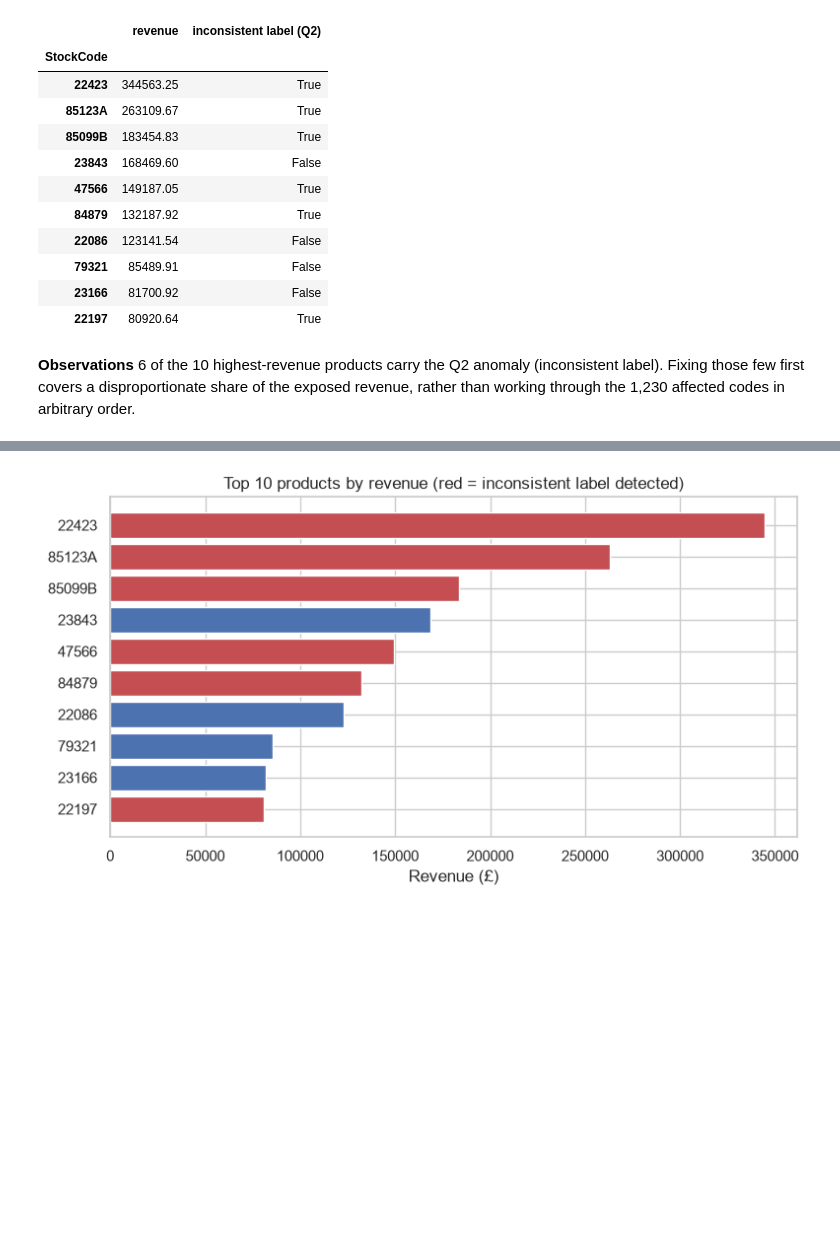
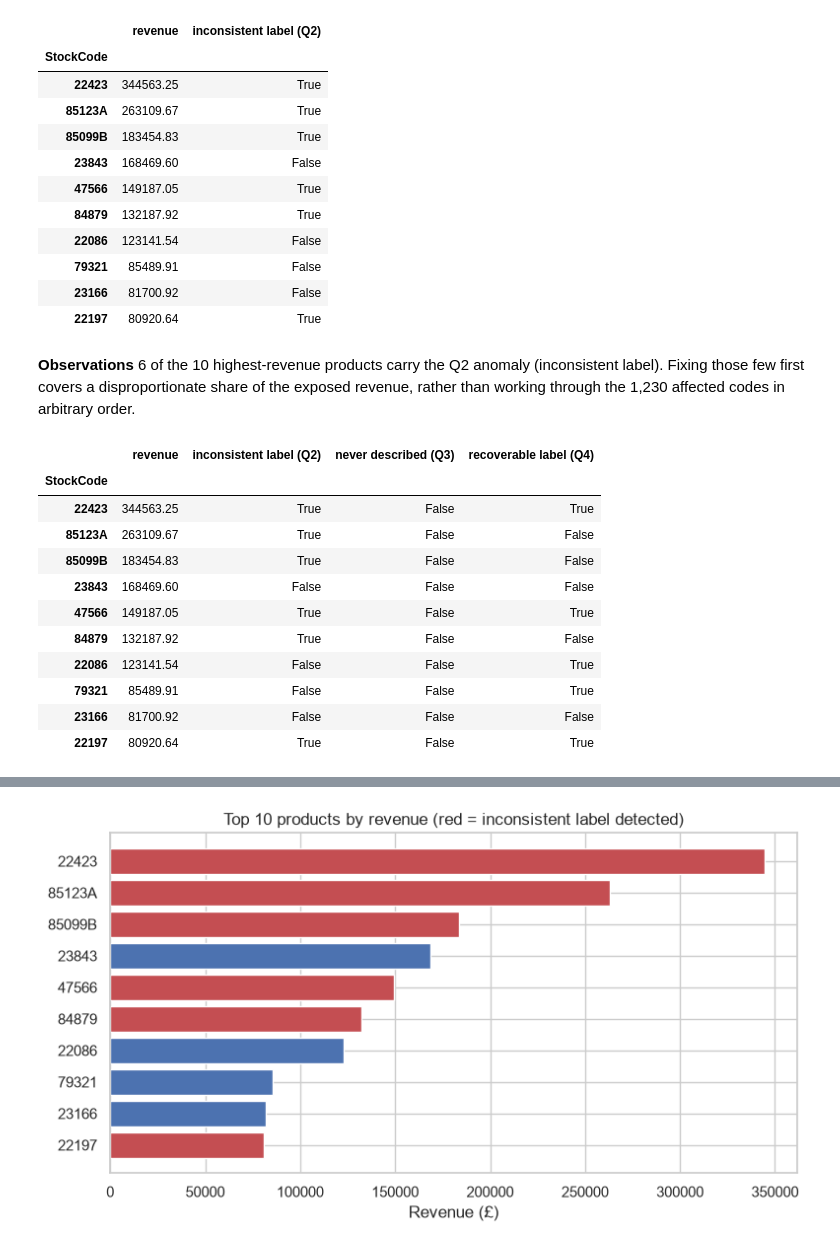
Before and after one commit to juliettebm/customer-analytics-retail, a Jupyter notebook: notebooks/06_catalog_quality.ipynb, the cells around one changed output, grey strips where cells are left out. Saved outputs shown, nothing was run; the diff lists cells and outputs as text; code cells hidden in the pictures; blank space fills up the shorter version.

```diff
--- a/notebooks/06_catalog_quality.ipynb
+++ b/notebooks/06_catalog_quality.ipynb
@@ -311,10 +412,24 @@ top10
 | 22197 | 80920.64 | True |
 # %%
 n_flagged_in_top10 = top10["inconsistent label (Q2)"].sum()
-display(Markdown(
-    f"**Observations** {n_flagged_in_top10} of the 10 highest-revenue products carry the Q2 anomaly "
-    f"(inconsistent label). Fixing those few first covers a disproportionate share of the exposed revenue, "
-    f"rather than working through the 1,230 affected codes in arbitrary order."
-))
-# %% [output]
-**Observations** 6 of the 10 highest-revenue products carry the Q2 anomaly (inconsistent label). Fixing those few first covers a disproportionate share of the exposed revenue, rather than working through the 1,230 affected codes in arbitrary order.
+# %% [markdown]
+**Observations** 6 of the 10 highest-revenue products carry the Q2 anomaly
+(inconsistent label). Fixing those few first covers a disproportionate share of the exposed
+revenue, rather than working through the 1,230 affected codes in arbitrary order.
+# %%
+top10["never described (Q3)"] = top10.index.isin(never_described)
+top10["recoverable label (Q4)"] = top10.index.isin(recoverable_codes)
+top10[["revenue", "inconsistent label (Q2)", "never described (Q3)", "recoverable label (Q4)"]]
+# %% [output]
+|  | revenue | inconsistent label (Q2) | never described (Q3) | recoverable label (Q4) |
+| StockCode |  |  |  |  |
+| 22423 | 344563.25 | True | False | True |
+| 85123A | 263109.67 | True | False | False |
+| 85099B | 183454.83 | True | False | False |
+| 23843 | 168469.60 | False | False | False |
+| 47566 | 149187.05 | True | False | True |
+| 84879 | 132187.92 | True | False | False |
+| 22086 | 123141.54 | False | False | True |
+| 79321 | 85489.91 | False | False | True |
+| 23166 | 81700.92 | False | False | False |
+| 22197 | 80920.64 | True | False | True |
```
Also changed, not shown: parts of 29 cells of this notebook, 5 other files.
